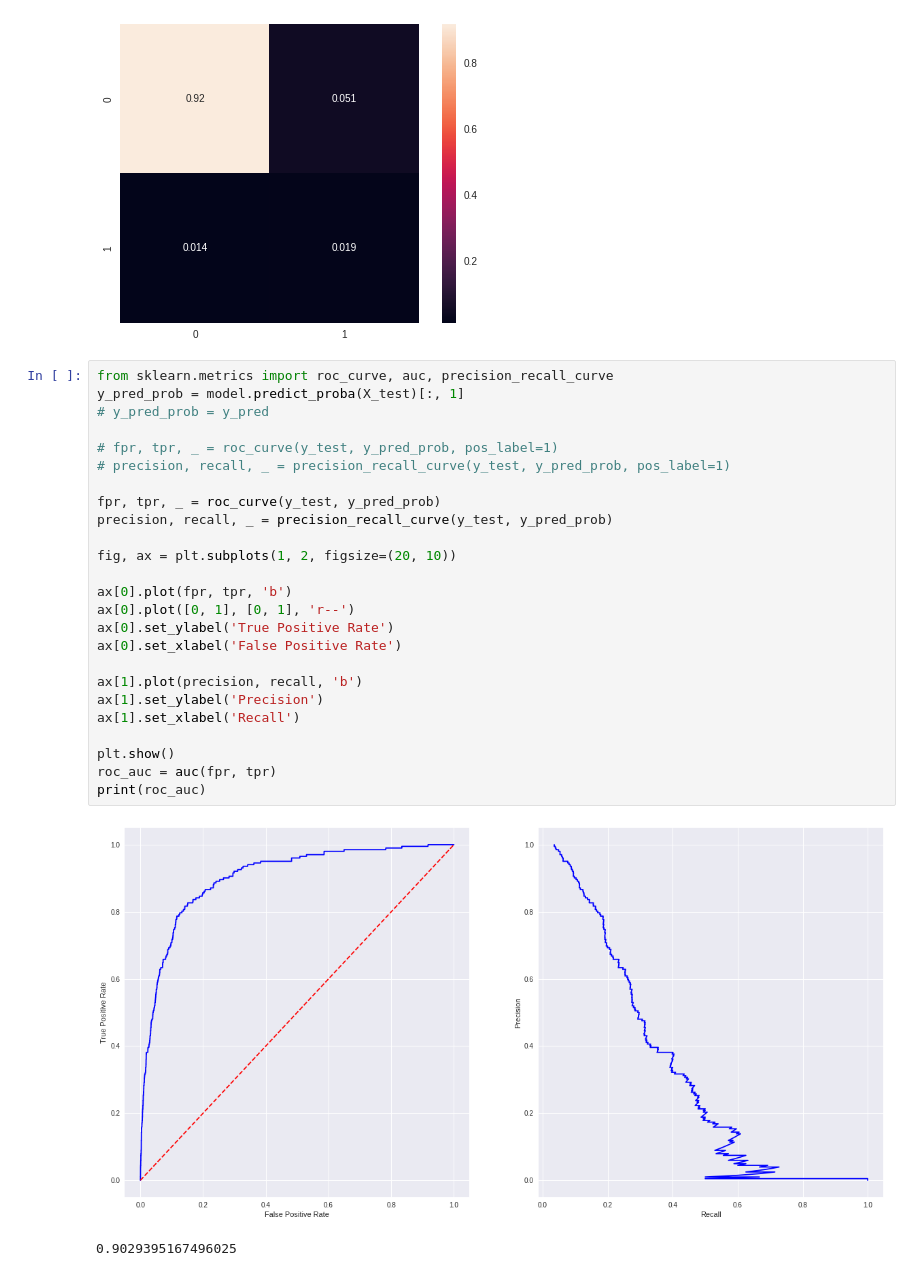
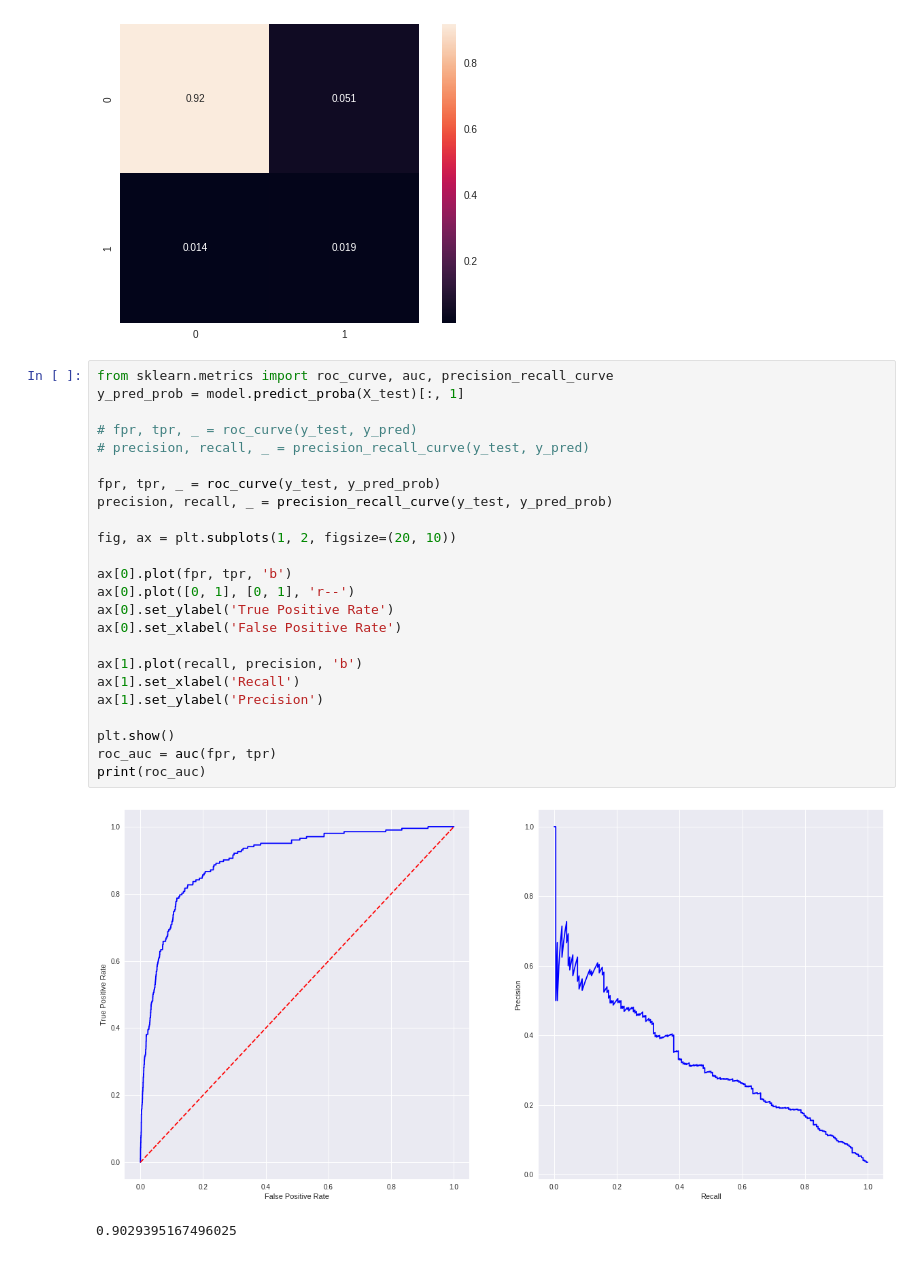
Before and after one commit to sdysch/diabetes-ml, a Jupyter notebook: hypo_prediction.ipynb, the cells around one changed output. Drawn from its saved outputs; the diff is of its cells as text.

Commit message:
Fix plotting bug

```diff
--- a/hypo_prediction.ipynb
+++ b/hypo_prediction.ipynb
@@ -518,28 +518,27 @@ F1: 0.36850393700787404
 # %%
 from sklearn.metrics import roc_curve, auc, precision_recall_curve
 y_pred_prob = model.predict_proba(X_test)[:, 1]
-# y_pred_prob = y_pred
 
-# fpr, tpr, _ = roc_curve(y_test, y_pred_prob, pos_label=1)
-# precision, recall, _ = precision_recall_curve(y_test, y_pred_prob, pos_label=1)
+# fpr, tpr, _ = roc_curve(y_test, y_pred)
+# precision, recall, _ = precision_recall_curve(y_test, y_pred)
 
 fpr, tpr, _ = roc_curve(y_test, y_pred_prob)
 precision, recall, _ = precision_recall_curve(y_test, y_pred_prob)
 
 fig, ax = plt.subplots(1, 2, figsize=(20, 10))
 
 ax[0].plot(fpr, tpr, 'b')
 ax[0].plot([0, 1], [0, 1], 'r--')
 ax[0].set_ylabel('True Positive Rate')
 ax[0].set_xlabel('False Positive Rate')
 
-ax[1].plot(precision, recall, 'b')
+ax[1].plot(recall, precision, 'b')
+ax[1].set_xlabel('Recall')
 ax[1].set_ylabel('Precision')
-ax[1].set_xlabel('Recall')
 
 plt.show()
 roc_auc = auc(fpr, tpr)
 print(roc_auc)
 # %% [output]
-[figure, old version]
+[figure, new version]
 0.9029395167496025
```
